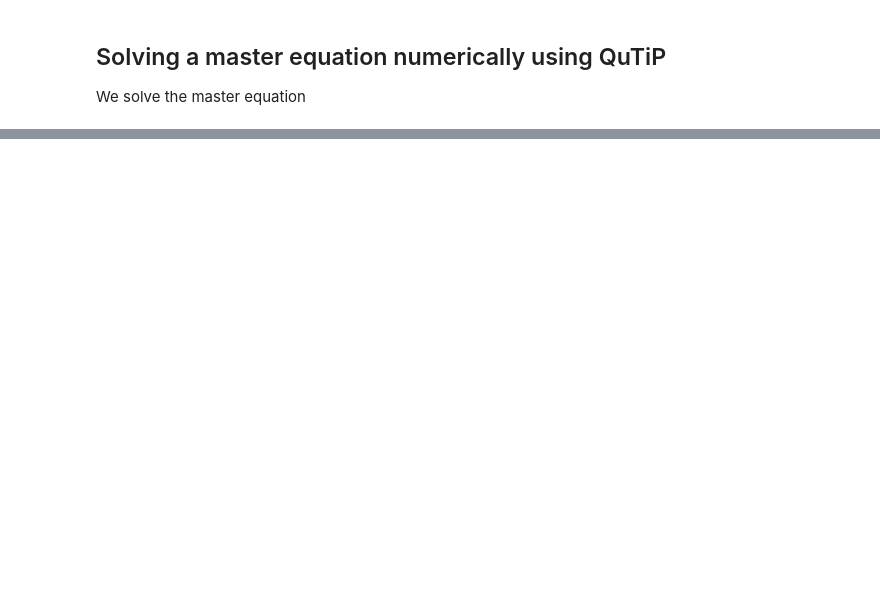
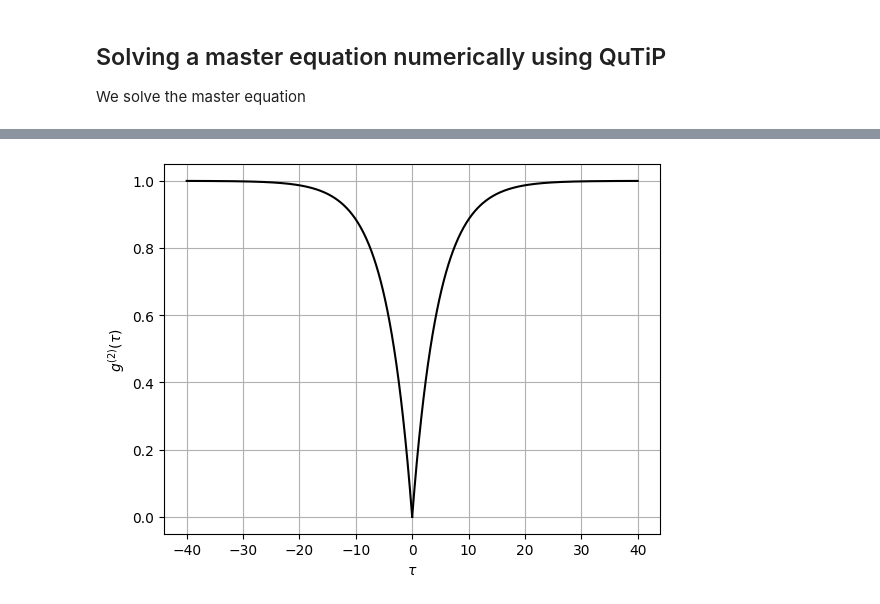
Before and after one commit to ryoichikawai/q-optics, a Jupyter notebook: _build/jupyter_execute/openqm/lindblad.ipynb, the cells around one changed output, grey strips where cells are left out. Cells and saved outputs as stored; diff of their text form; code cells hidden in the pictures; blank space fills up the shorter version.

```diff
--- a/_build/jupyter_execute/openqm/lindblad.ipynb
+++ b/_build/jupyter_execute/openqm/lindblad.ipynb
@@ -233,0 +368,14 @@ plt.show()
+# %%
+# Continued from the previous code block.
+# You need to execute it before running this code.
+
+times = np.linspace(0, 40, 400)
+g2, G2 = coherence_function_g2(H, None, times, c_ops, sigmam())
+plt.plot(times, np.real(g2),c='k')
+plt.plot(-times,np.real(g2), c='k')
+plt.xlabel(r'$\tau$')
+plt.ylabel(r'$g^{(2)}(\tau)$')
+plt.grid(True)
+plt.show()
+# %% [output]
+[figure, added]
```
Also changed, not shown: parts of 10 cells of this notebook, 14 other files.
